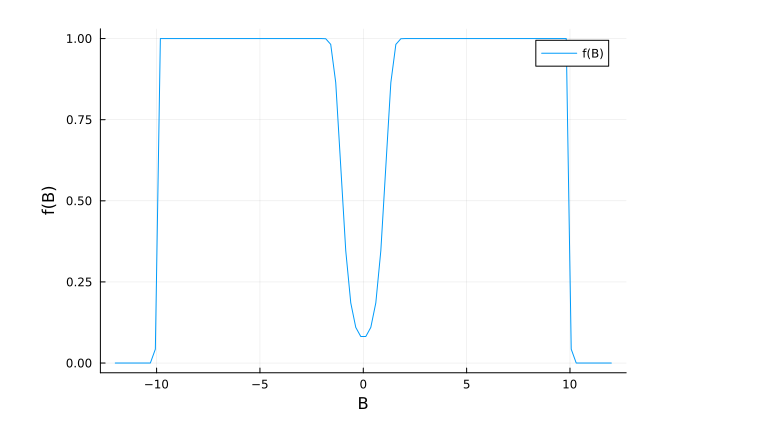
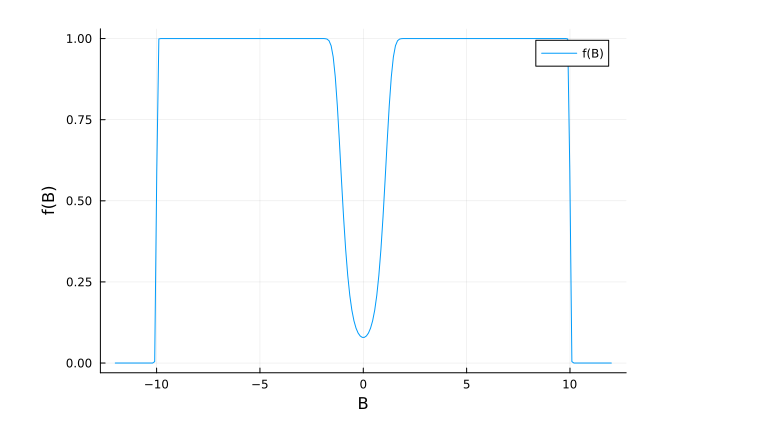
Before and after one commit to Kallo27/LCP_B, a Jupyter notebook: Project/prova.ipynb, the cells around one changed output. Saved outputs shown, nothing was run; the diff lists cells and outputs as text; code cells hidden in the pictures.

```diff
--- a/Project/prova.ipynb
+++ b/Project/prova.ipynb
@@ -5,15 +6,23 @@ using Plots
 # %%
+# BOX-SHAPED FUNCTION FOR THE MAGNETIC FIELD RANGE
+
+# Define limits
 B_min = 1
 B_max = 10
 
+# Define the function
 function f(B)
     return 1 / 4 * (1 .+ erf.(B .^ 2 .- B_min ^ 2)) .* (1 .- erf.(B .^ 2 .- B_max ^ 2))
 end
 
-B_values = range(-12, stop=12, length=100)
+# Plot (range [-12, 12])
+B_values = range(-12, stop = 12, length = 240)
+f_values = f(B_values)
+plot(B_values, f_values, xlabel = "B", ylabel = "f(B)", label = "f(B)")
 
-f_values = f(B_values)
-plot(B_values, f_values, xlabel="B", ylabel="f(B)", label="f(B)")
+##############################################################
+
+# DIMENSION OF THE MAGNETIC FIELD???
 # %% [output]
-[figure, old version]
+[figure, new version]
 # %%
```
Also changed, not shown: parts of 3 cells of this notebook, 1 other file.
